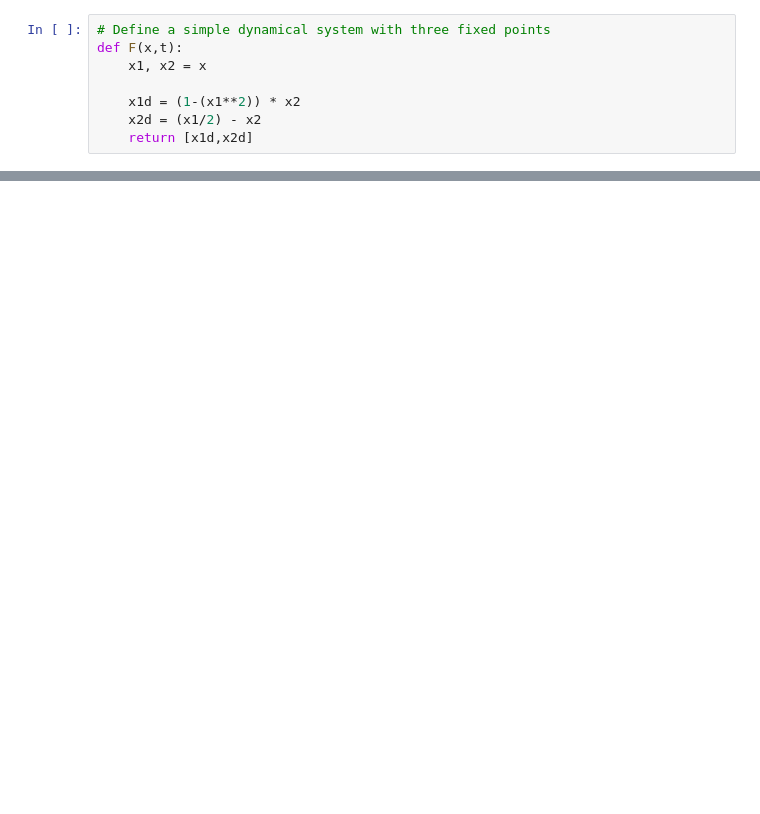
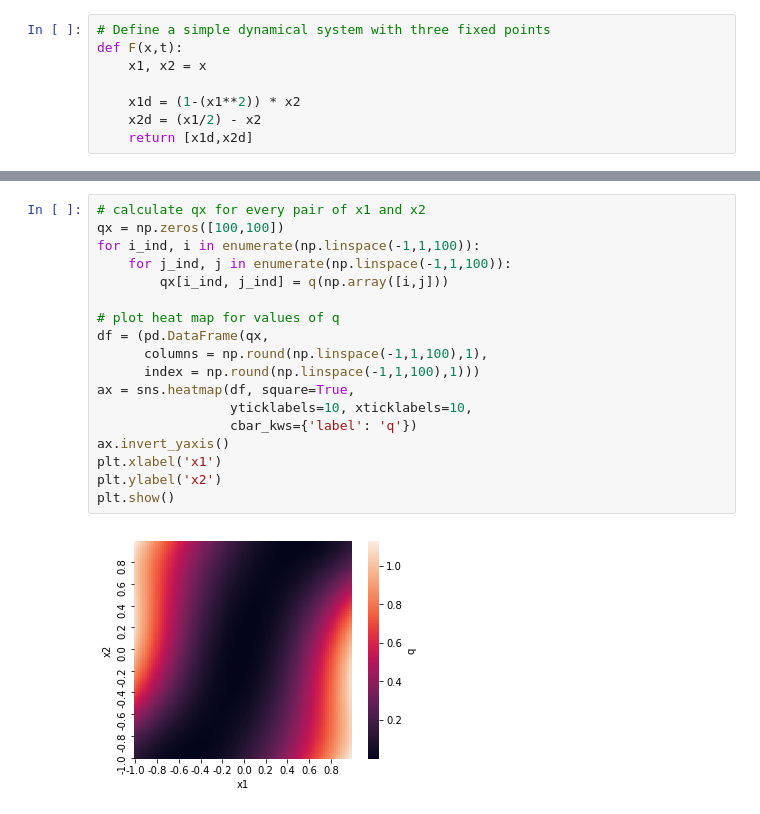
Before and after one commit to martharobinson/exploring_rnns, a Jupyter notebook: sussillo_barak_2013_worked_examples.ipynb, the cells around one changed output, grey strips where cells are left out. Saved outputs shown, nothing was run; the diff lists cells and outputs as text; blank space fills up the shorter version.

```diff
--- a/sussillo_barak_2013_worked_examples.ipynb
+++ b/sussillo_barak_2013_worked_examples.ipynb
@@ -14,0 +26,20 @@ def F(x,t):
+# %%
+# calculate qx for every pair of x1 and x2
+qx = np.zeros([100,100])
+for i_ind, i in enumerate(np.linspace(-1,1,100)):
+    for j_ind, j in enumerate(np.linspace(-1,1,100)):
+        qx[i_ind, j_ind] = q(np.array([i,j]))
+
+# plot heat map for values of q
+df = (pd.DataFrame(qx,
+      columns = np.round(np.linspace(-1,1,100),1),
+      index = np.round(np.linspace(-1,1,100),1)))
+ax = sns.heatmap(df, square=True,
+                 yticklabels=10, xticklabels=10,
+                 cbar_kws={'label': 'q'})
+ax.invert_yaxis()
+plt.xlabel('x1')
+plt.ylabel('x2')
+plt.show()
+# %% [output]
+[figure, added]
```
Also changed, not shown: parts of 6 cells of this notebook.
